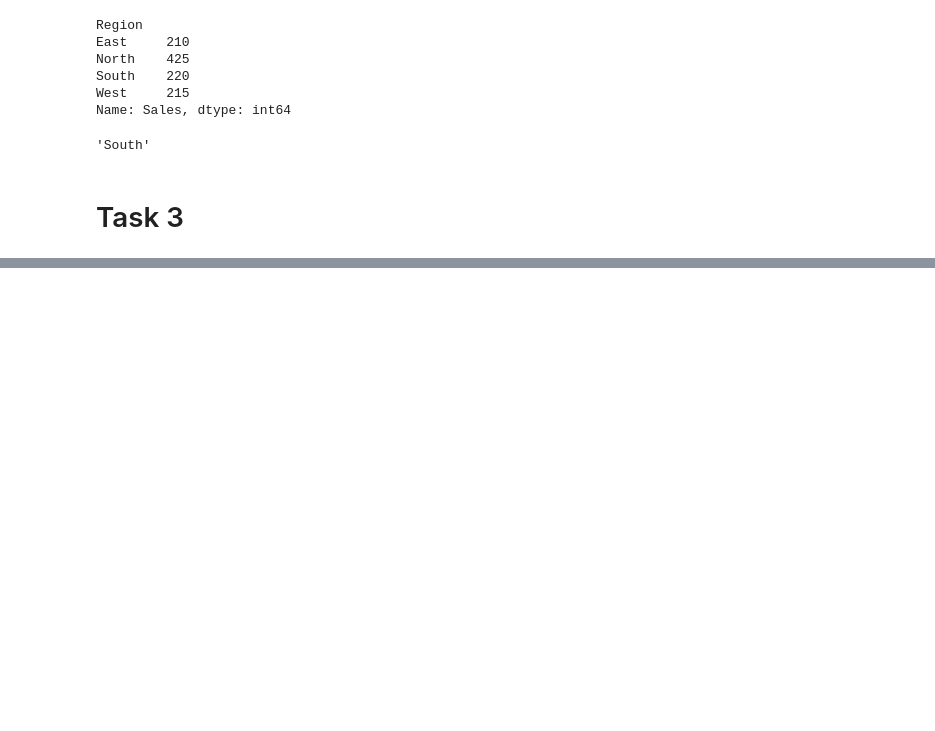
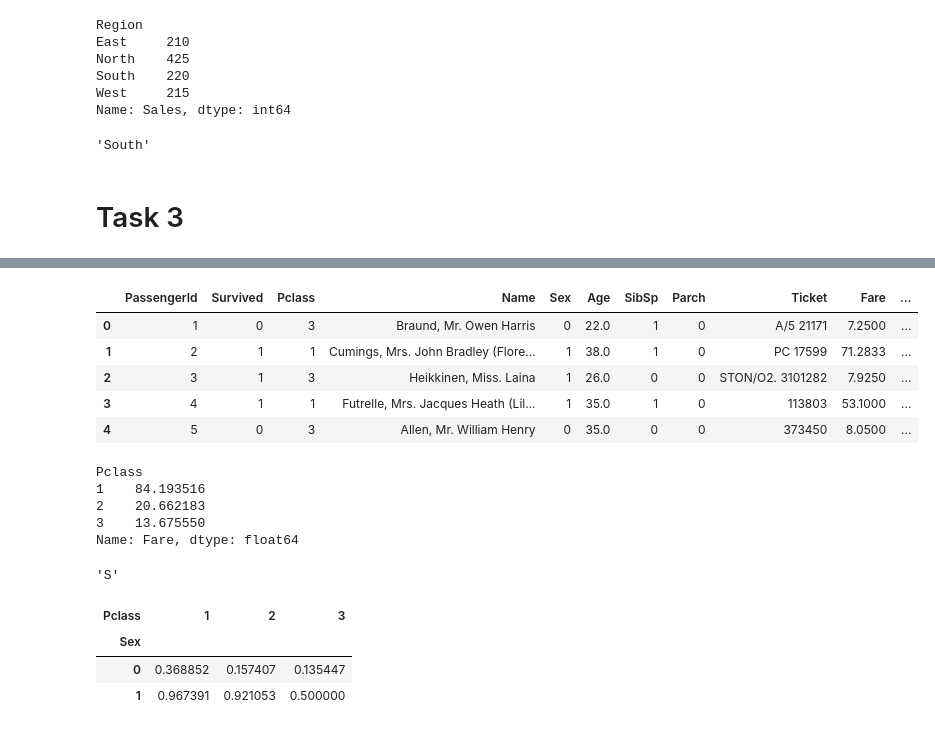
Before and after one commit to diaz3z/Solar-Panel-Detection, a Jupyter notebook: Assingment.ipynb, the cells around one changed output, grey strips where cells are left out. Cells and saved outputs as stored; diff of their text form; code cells hidden in the pictures; blank space fills up the shorter version.

```diff
--- a/Assingment.ipynb
+++ b/Assingment.ipynb
@@ -111,0 +172,32 @@ max
+# %%
+df['Sex'] = df['Sex'].map({'male': 0, 'female': 1})
+df.head()
+# %% [output]
+|  | PassengerId | Survived | Pclass | Name | Sex | Age | SibSp | Parch | Ticket | Fare | ... |
+| 0 | 1 | 0 | 3 | Braund, Mr. Owen Harris | 0 | 22.0 | 1 | 0 | A/5 21171 | 7.2500 | ... |
+| 1 | 2 | 1 | 1 | Cumings, Mrs. John Bradley (Flore... | 1 | 38.0 | 1 | 0 | PC 17599 | 71.2833 | ... |
+| 2 | 3 | 1 | 3 | Heikkinen, Miss. Laina | 1 | 26.0 | 0 | 0 | STON/O2. 3101282 | 7.9250 | ... |
+| 3 | 4 | 1 | 1 | Futrelle, Mrs. Jacques Heath (Lil... | 1 | 35.0 | 1 | 0 | 113803 | 53.1000 | ... |
+| 4 | 5 | 0 | 3 | Allen, Mr. William Henry | 0 | 35.0 | 0 | 0 | 373450 | 8.0500 | ... |
+# %%
+average_fare_by_pclass = df.groupby('Pclass')['Fare'].mean()
+average_fare_by_pclass
+# %% [output]
+Pclass
+1    84.193516
+2    20.662183
+3    13.675550
+Name: Fare, dtype: float64
+# %%
+most_common_port = df['Embarked'].mode()[0]
+most_common_port
+# %% [output]
+'S'
+# %%
+survival_rate_pivot = df.pivot_table(index='Sex', columns='Pclass', values='Survived', aggfunc='mean')
+survival_rate_pivot
+# %% [output]
+| Pclass | 1 | 2 | 3 |
+| Sex |  |  |  |
+| 0 | 0.368852 | 0.157407 | 0.135447 |
+| 1 | 0.967391 | 0.921053 | 0.500000 |
```
Also changed, not shown: parts of 7 cells of this notebook.
